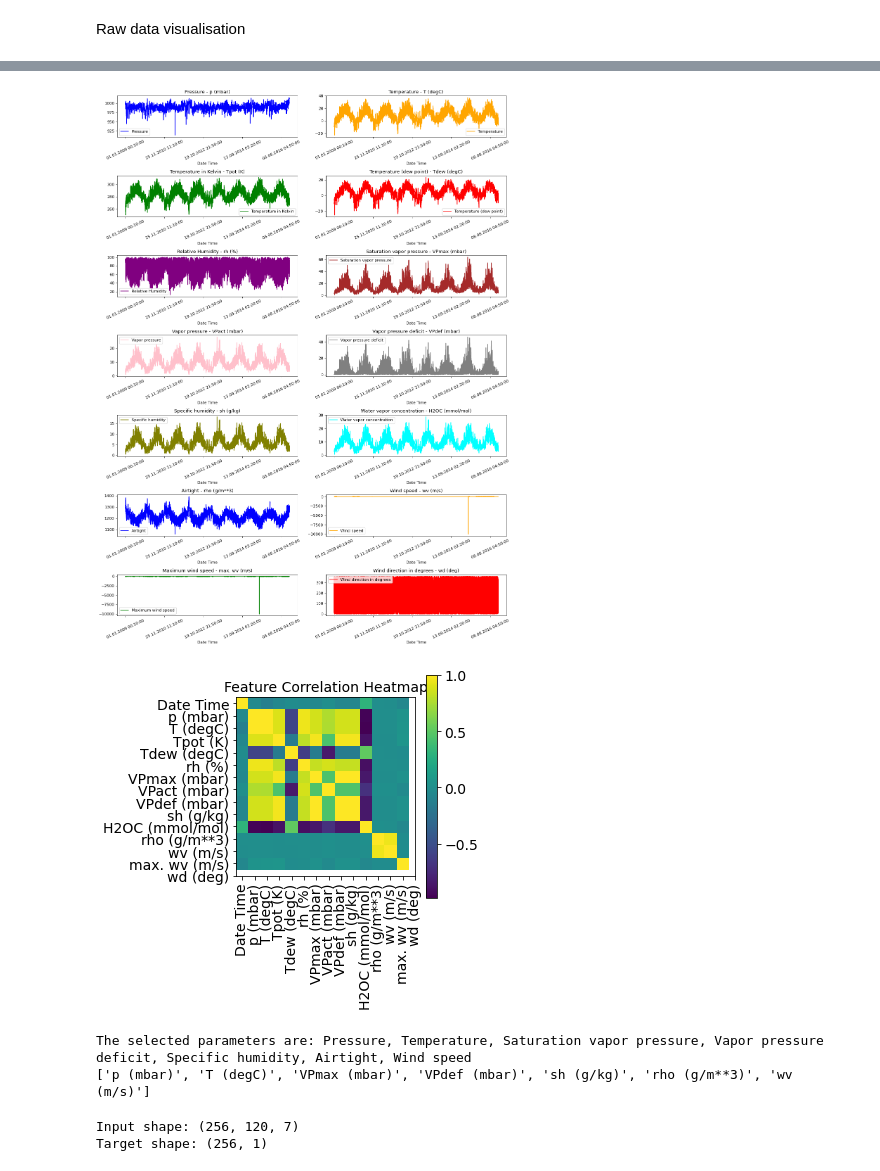
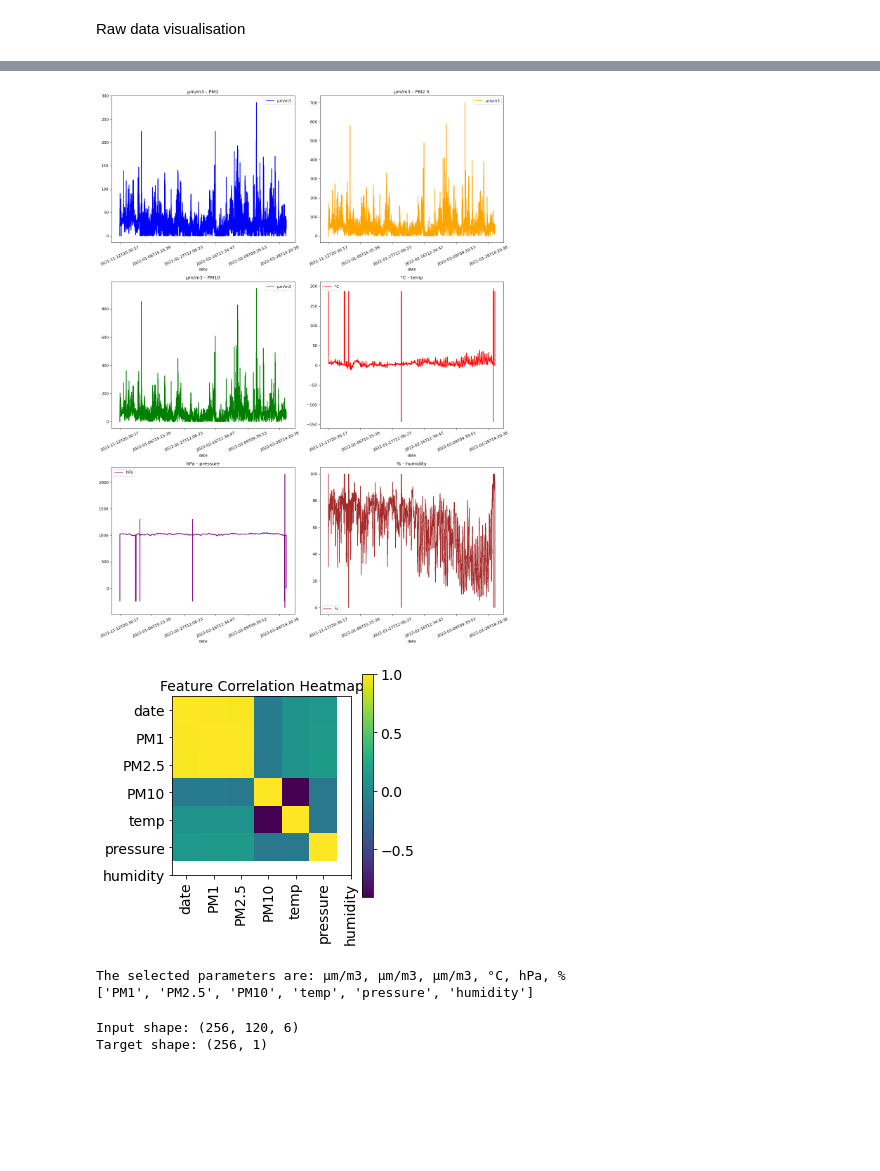
Before and after one commit to PawWitGit/Masters-s-project, a Jupyter notebook: masters_project/machine_learning/prediction/prediction.ipynb, the cells around one changed output, grey strips where cells are left out. Saved outputs shown, nothing was run; the diff lists cells and outputs as text; code cells hidden in the pictures; blank space fills up the shorter version.

```diff
--- a/masters_project/machine_learning/prediction/prediction.ipynb
+++ b/masters_project/machine_learning/prediction/prediction.ipynb
@@ -32,0 +14,10 @@ df.head()
+# %%
+from zipfile import ZipFile
+import os
+
+
+df = pd.read_csv("air_pollution_smog_1.csv")
+# %%
+print(df.head())
+df.pop("entry_id")
+df.describe()
@@ -33,36 +47,20 @@ df.head()
 # %%
 titles = [
-    "Pressure",
-    "Temperature",
-    "Temperature in Kelvin",
-    "Temperature (dew point)",
-    "Relative Humidity",
-    "Saturation vapor pressure",
-    "Vapor pressure",
-    "Vapor pressure deficit",
-    "Specific humidity",
-    "Water vapor concentration",
-    "Airtight",
-    "Wind speed",
-    "Maximum wind speed",
-    "Wind direction in degrees",
+    "μm/m3",
+    "μm/m3",
+    "μm/m3",
+    "°C",
+    "hPa",
+    "%",
 ]
 
 feature_keys = [
-    "p (mbar)",
-    "T (degC)",
-    "Tpot (K)",
-    "Tdew (degC)",
-    "rh (%)",
-    "VPmax (mbar)",
-    "VPact (mbar)",
-    "VPdef (mbar)",
-    "sh (g/kg)",
-    "H2OC (mmol/mol)",
-    "rho (g/m**3)",
-    "wv (m/s)",
-    "max. wv (m/s)",
-    "wd (deg)",
+    "PM1",
+    "PM2.5",
+    "PM10",
+    "temp",
+    "pressure",
+    "humidity",
 ]
 
 colors = [
@@ -71,40 +69,37 @@ colors = [
     "green",
     "red",
     "purple",
     "brown",
-    "pink",
-    "gray",
-    "olive",
-    "cyan",
+
 ]
 
-date_time_key = "Date Time"
+date_time_key = "date"
 
 
 def show_raw_visualization(data):
     time_data = data[date_time_key]
     fig, axes = plt.subplots(
-        nrows=7, ncols=2, figsize=(15, 20), dpi=80, facecolor="w", edgecolor="k"
+        nrows=3, ncols=2, figsize=(15, 20), dpi=80, facecolor="w", edgecolor="k"
     )
     for i in range(len(feature_keys)):
         key = feature_keys[i]
         c = colors[i % (len(colors))]
         t_data = data[key]
         t_data.index = time_data
         t_data.head()
         ax = t_data.plot(
             ax=axes[i // 2, i % 2],
             color=c,
             title="{} - {}".format(titles[i], key),
             rot=25,
         )
         ax.legend([titles[i]])
     plt.tight_layout()
 
 
 show_raw_visualization(df)
 # %% [output]
-[figure, old version]
+[figure, new version]
 # %%
 def show_heatmap(data):
     plt.matshow(data.corr())
@@ -120,7 +115,7 @@ def show_heatmap(data):
 
 show_heatmap(df)
 # %% [output]
-[figure, old version]
+[figure, new version]
 # %%
 split_fraction = 0.715
 train_split = int(split_fraction * int(df.shape[0]))
@@ -140,9 +135,9 @@ def normalize(data, train_split):
 # %%
 print(
     "The selected parameters are:",
-    ", ".join([titles[i] for i in [0, 1, 5, 7, 8, 10, 11]]),
+    ", ".join([titles[i] for i in [0, 1, 2,3,4,5]]),
 )
-selected_features = [feature_keys[i] for i in [0, 1, 5, 7, 8, 10, 11]]
+selected_features = [feature_keys[i] for i in [0, 1, 2,3,4,5]]
 print(selected_features)
 features = df[selected_features]
 features.index = df[date_time_key]
@@ -155,8 +150,8 @@ features.head()
 train_data = features.loc[0 : train_split - 1]
 val_data = features.loc[train_split:]
 # %% [output]
-The selected parameters are: Pressure, Temperature, Saturation vapor pressure, Vapor pressure deficit, Specific humidity, Airtight, Wind speed
-['p (mbar)', 'T (degC)', 'VPmax (mbar)', 'VPdef (mbar)', 'sh (g/kg)', 'rho (g/m**3)', 'wv (m/s)']
+The selected parameters are: μm/m3, μm/m3, μm/m3, °C, hPa, %
+['PM1', 'PM2.5', 'PM10', 'temp', 'pressure', 'humidity']
 # %%
 start = past + future
 end = start + train_split
@@ -178,7 +173,7 @@ x_end = len(val_data) - past - future
 
 label_start = train_split + past + future
 
-x_val = val_data.iloc[:x_end][[i for i in range(7)]].values
+x_val = val_data.iloc[:x_end][[i for i in range(6)]].values
 y_val = features.iloc[label_start:][[1]]
 
 dataset_val = keras.preprocessing.timeseries_dataset_from_array(
@@ -196,7 +191,7 @@ for batch in dataset_train.take(1):
 print("Input shape:", inputs.numpy().shape)
 print("Target shape:", targets.numpy().shape)
 # %% [output]
-Input shape: (256, 120, 7)
+Input shape: (256, 120, 6)
 Target shape: (256, 1)
 # %%
 inputs = keras.layers.Input(shape=(inputs.shape[1], inputs.shape[2]))
```
Also changed, not shown: parts of 11 cells of this notebook, 2 other files.
